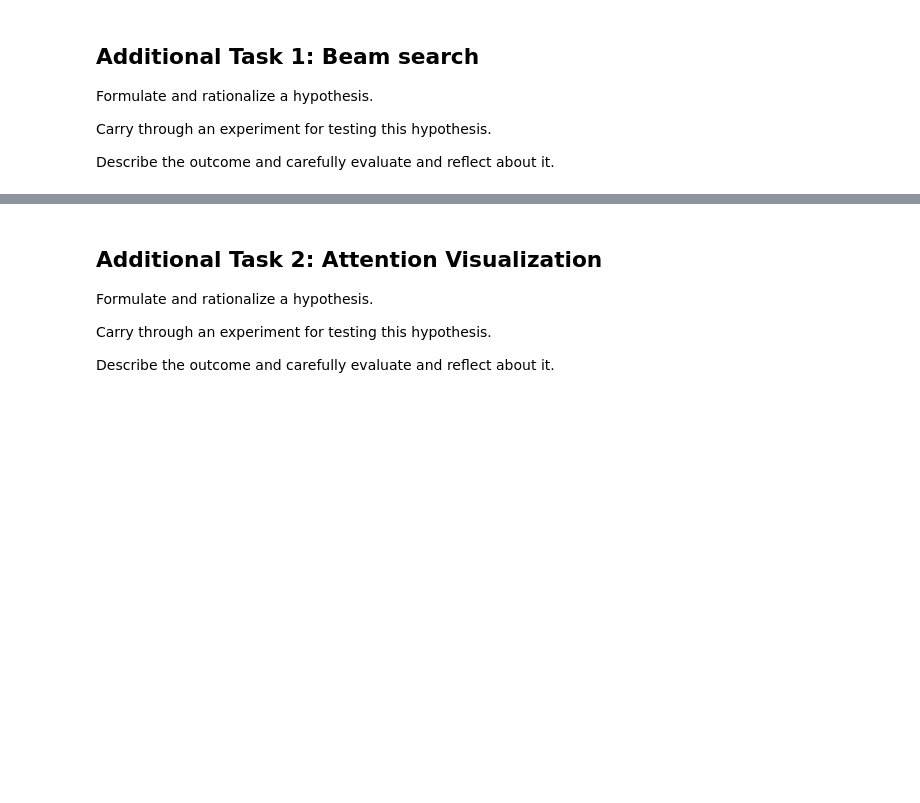
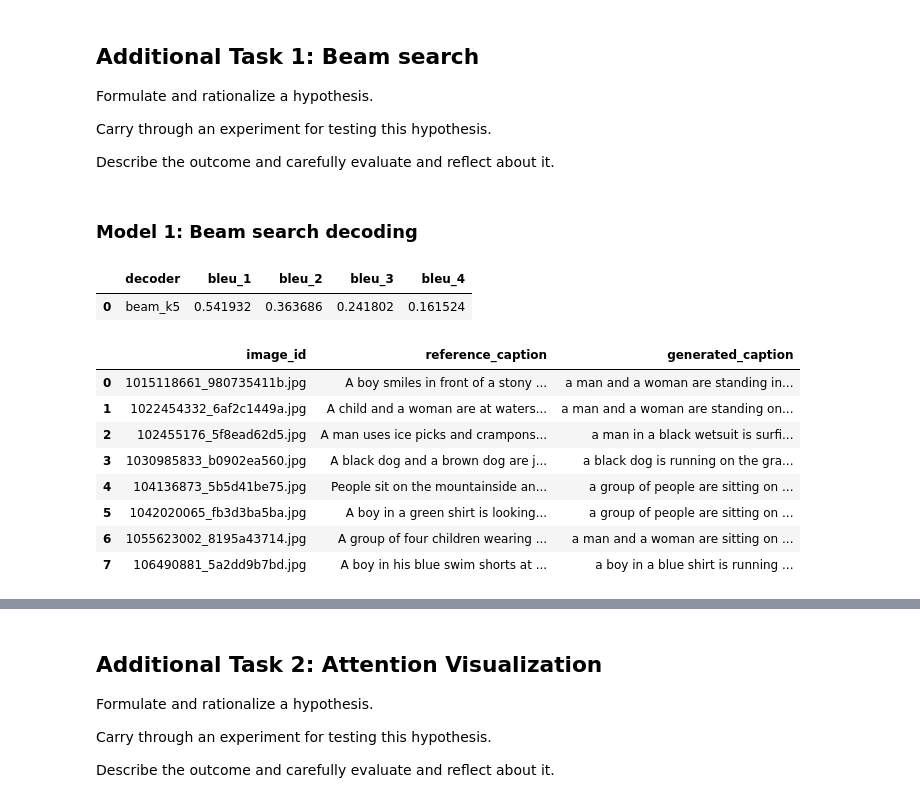
Before and after one commit to jdemidova/deep-learning-mpw, a Jupyter notebook: notebooks/ic/captioning_demidova_keller.ipynb, the cells around one changed output, grey strips where cells are left out. Drawn from its saved outputs; the diff is of its cells as text; code cells hidden in the pictures; blank space fills up the shorter version.

Commit message:
Add beam decoding: implementation in NB and ic_utils.py; CSV files with captions in notebooks/ic/results/. Add final models checkpoints.

```diff
--- a/notebooks/ic/captioning_demidova_keller.ipynb
+++ b/notebooks/ic/captioning_demidova_keller.ipynb
@@ -1447,3 +1454,68 @@ Formulate and rationalize a hypothesis.
 Carry through an experiment for testing this hypothesis.
 
 Describe the outcome and carefully evaluate and reflect about it.
+# %% [markdown]
+### Model 1: Beam search decoding
+# %%
+
+
+model_1_checkpoint = Path("model_1_best.pt")
+if not model_1_checkpoint.exists():
+    model_1_checkpoint = Path("notebooks/ic/model_1_best.pt")
+
+model_1_beam = load_model_for_inference(
+    checkpoint_path=model_1_checkpoint,
+    model_cls=ShowAndTellCaptioner,
+    cfg=cfg_1,
+    device=DEVICE,
+)
+
+# Attach the Model 1 beam decoder expected by generate_batch_token_ids(...).
+model_1_beam.generate_beam = types.MethodType(show_and_tell_generate_beam, model_1_beam)
+
+cfg4 = copy.deepcopy(cfg_1)
+cfg4.generation.decoding = "beam"
+cfg4.generation.beam_size = 5
+cfg4.generation.length_penalty = 0.9
+
+if "references_by_image_id" not in globals():
+    references_by_image_id = build_references_by_image_id(test_loader)
+
+if "fixed_eval_subset" not in globals():
+    fixed_eval_subset = collect_fixed_eval_subset(test_image_loader, cfg4)
+
+model_1_beam_bleu_metrics = evaluate_bleu(
+    model=model_1_beam,
+    image_loader=test_image_loader,
+    references_by_image_id=references_by_image_id,
+    tokenizer=tokenizer,
+    cfg=cfg4,
+    max_batches=cfg4.evaluation.max_bleu_batches,
+)
+
+model_1_beam_examples_df = build_generated_examples_dataframe(
+    model=model_1_beam,
+    fixed_eval_subset=fixed_eval_subset,
+    tokenizer=tokenizer,
+    cfg=cfg4,
+)
+
+model_1_beam_metrics_df = pd.DataFrame(
+    [{"decoder": f"beam_k{cfg4.generation.beam_size}", **model_1_beam_bleu_metrics}]
+)
+
+with pd.option_context("display.max_colwidth", None):
+    display(model_1_beam_metrics_df)
+    display(model_1_beam_examples_df)
+# %% [output]
+|  | decoder | bleu_1 | bleu_2 | bleu_3 | bleu_4 |
+| 0 | beam_k5 | 0.541932 | 0.363686 | 0.241802 | 0.161524 |
+|  | image_id | reference_caption | generated_caption |
+| 0 | 1015118661_980735411b.jpg | A boy smiles in front of a stony ... | a man and a woman are standing in... |
+| 1 | 1022454332_6af2c1449a.jpg | A child and a woman are at waters... | a man and a woman are standing on... |
+| 2 | 102455176_5f8ead62d5.jpg | A man uses ice picks and crampons... | a man in a black wetsuit is surfi... |
+| 3 | 1030985833_b0902ea560.jpg | A black dog and a brown dog are j... | a black dog is running on the gra... |
+| 4 | 104136873_5b5d41be75.jpg | People sit on the mountainside an... | a group of people are sitting on ... |
+| 5 | 1042020065_fb3d3ba5ba.jpg | A boy in a green shirt is looking... | a group of people are sitting on ... |
+| 6 | 1055623002_8195a43714.jpg | A group of four children wearing ... | a man and a woman are sitting on ... |
+| 7 | 106490881_5a2dd9b7bd.jpg | A boy in his blue swim shorts at ... | a boy in a blue shirt is running ... |
```
Also changed, not shown: parts of 21 cells of this notebook, 9 other files.
